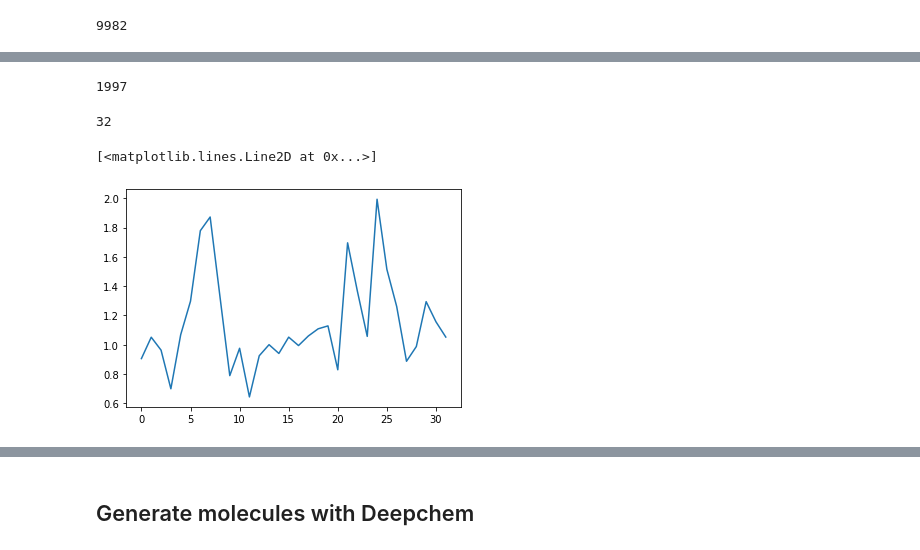
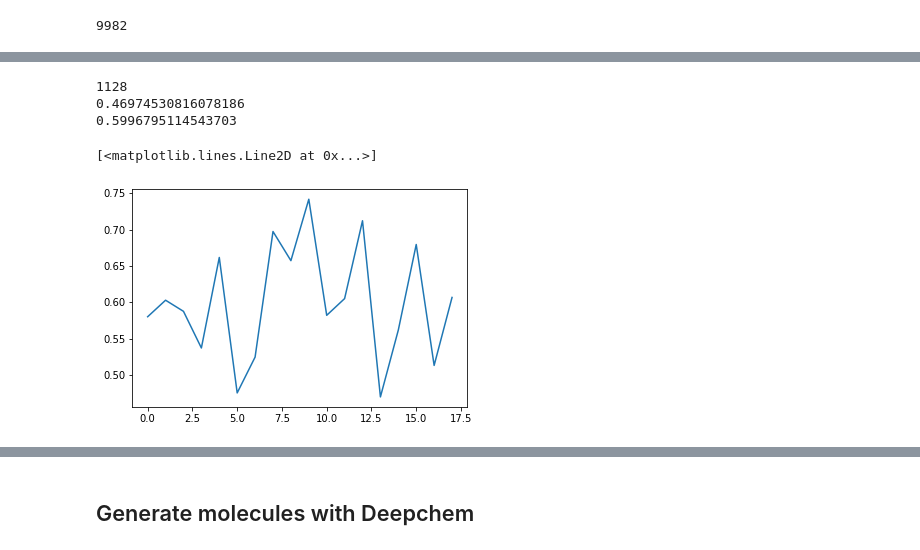
Before and after one commit to AngryFennec/drug-gnn, a Jupyter notebook: bench.ipynb, the cells around one changed output, grey strips where cells are left out. Saved outputs shown, nothing was run; the diff lists cells and outputs as text; code cells hidden in the pictures.

```diff
--- a/bench.ipynb
+++ b/bench.ipynb
@@ -178,32 +228,26 @@ print(min(loss_items))
 # %%
-# check model on other dataset
-model.eval()
-
-#sample = from_smiles('CC12CCC3C(CCC4=CC(=O)CCC34C)C2CCC1C(=O)CO')
-#print(sample)
-
-#loader = DataLoader([sample], batch_size=batch_size, shuffle=False)
-preds = []
-embs = []
-test_losses = []
-test_loader = DataLoader(data[int(data_size * 0.8):], batch_size=64, shuffle=False)
-print(len(test_loader.dataset))
-for batch in test_loader:
+bench_data = MoleculeNet(root=".", name="ESOL")
+bench_preds = []
+bench_embs = []
+bench_losses = []
+bench_loader = DataLoader(bench_data, batch_size=64, shuffle=False)
+print(len(bench_loader.dataset))
+for batch in bench_loader:
   batch.to(device)
   pred, embedding = model(batch.x.float(), batch.edge_index, batch.batch)
-  preds.append(pred)
-  embs.append(embedding)
-  test_losses.append(torch.sqrt(loss_fn(pred, batch.y)))
-#print(preds[0])
+  bench_preds.append(pred)
+  bench_embs.append(embedding)
+  bench_losses.append(torch.sqrt(loss_fn(pred, batch.y)))
+
+bench_pred_loss_items = []
+for l in bench_losses:
+  bench_pred_loss_items.append(l.item())
+print(min(bench_pred_loss_items))
+print(np.mean(bench_pred_loss_items))
+plt.plot(bench_pred_loss_items)
 # %% [output]
-1997
+1128
+0.46974530816078186
+0.5996795114543703
+[<matplotlib.lines.Line2D at 0x...>]
+[figure, added]
-# %%
-print(len(test_losses))
-pred_loss_items = []
-for l in test_losses:
-  pred_loss_items.append(l.item())
-plt.plot(pred_loss_items)
-# %% [output]
-32
-[<matplotlib.lines.Line2D at 0x...>]
-[figure, removed]
```
Also changed, not shown: parts of 15 cells of this notebook, 1 other file.
